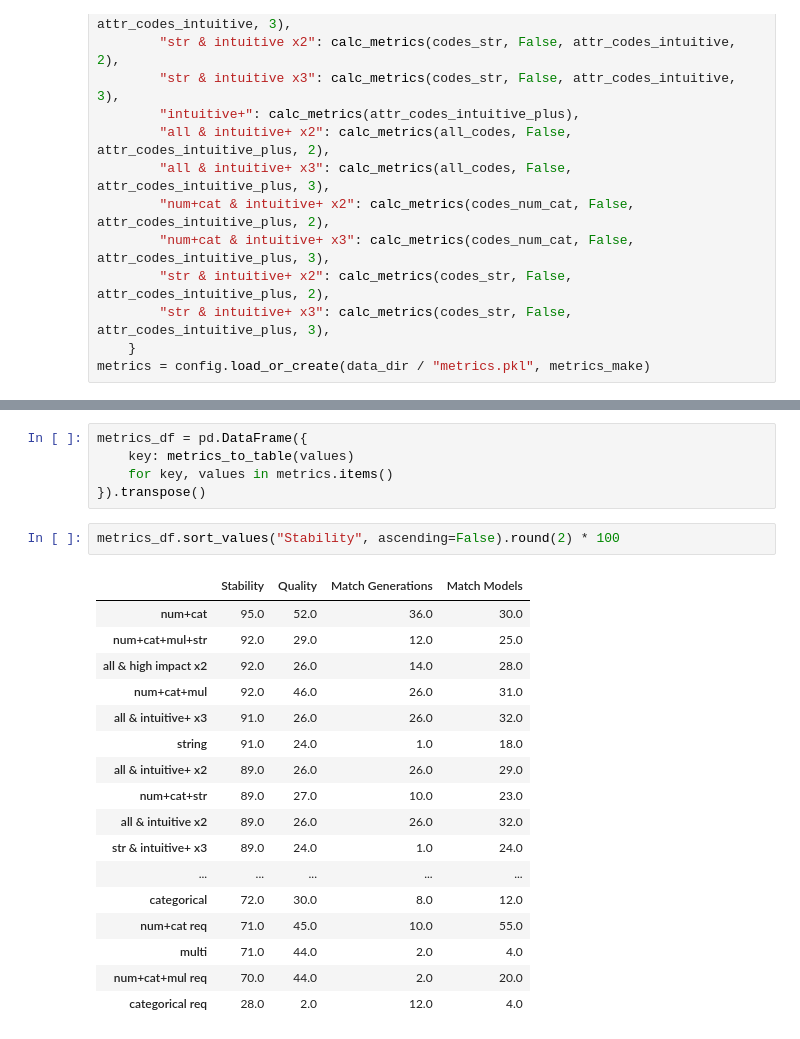
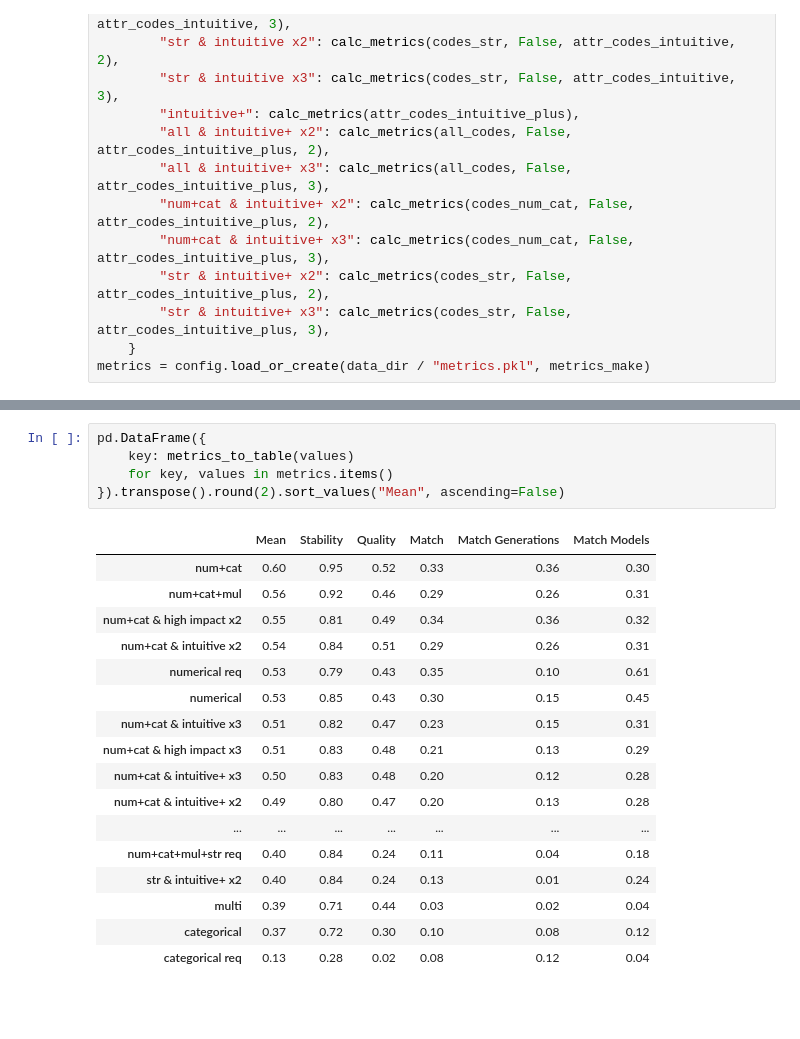
Before and after one commit to hd-code/ma-product-clustering, a Jupyter notebook: cluster-analysis/notebooks/clustering/1-cases.ipynb, the cells around one changed output, grey strips where cells are left out. Cells and saved outputs as stored; diff of their text form; blank space fills up the shorter version.

```diff
--- a/cluster-analysis/notebooks/clustering/1-cases.ipynb
+++ b/cluster-analysis/notebooks/clustering/1-cases.ipynb
@@ -352,25 +341,23 @@ for keys in keys_display:
 # %%
-metrics_df = pd.DataFrame({
+pd.DataFrame({
     key: metrics_to_table(values)
     for key, values in metrics.items()
-}).transpose()
+}).transpose().round(2).sort_values("Mean", ascending=False)
+# %% [output]
+|  | Mean | Stability | Quality | Match | Match Generations | Match Models |
+| num+cat | 0.60 | 0.95 | 0.52 | 0.33 | 0.36 | 0.30 |
+| num+cat+mul | 0.56 | 0.92 | 0.46 | 0.29 | 0.26 | 0.31 |
+| num+cat & high impact x2 | 0.55 | 0.81 | 0.49 | 0.34 | 0.36 | 0.32 |
+| num+cat & intuitive x2 | 0.54 | 0.84 | 0.51 | 0.29 | 0.26 | 0.31 |
+| numerical req | 0.53 | 0.79 | 0.43 | 0.35 | 0.10 | 0.61 |
+| numerical | 0.53 | 0.85 | 0.43 | 0.30 | 0.15 | 0.45 |
+| num+cat & intuitive x3 | 0.51 | 0.82 | 0.47 | 0.23 | 0.15 | 0.31 |
+| num+cat & high impact x3 | 0.51 | 0.83 | 0.48 | 0.21 | 0.13 | 0.29 |
+| num+cat & intuitive+ x3 | 0.50 | 0.83 | 0.48 | 0.20 | 0.12 | 0.28 |
+| num+cat & intuitive+ x2 | 0.49 | 0.80 | 0.47 | 0.20 | 0.13 | 0.28 |
+| ... | ... | ... | ... | ... | ... | ... |
+| num+cat+mul+str req | 0.40 | 0.84 | 0.24 | 0.11 | 0.04 | 0.18 |
+| str & intuitive+ x2 | 0.40 | 0.84 | 0.24 | 0.13 | 0.01 | 0.24 |
+| multi | 0.39 | 0.71 | 0.44 | 0.03 | 0.02 | 0.04 |
+| categorical | 0.37 | 0.72 | 0.30 | 0.10 | 0.08 | 0.12 |
+| categorical req | 0.13 | 0.28 | 0.02 | 0.08 | 0.12 | 0.04 |
-# %%
-metrics_df.sort_values("Stability", ascending=False).round(2) * 100
-# %% [output]
-|  | Stability | Quality | Match Generations | Match Models |
-| num+cat | 95.0 | 52.0 | 36.0 | 30.0 |
-| num+cat+mul+str | 92.0 | 29.0 | 12.0 | 25.0 |
-| all & high impact x2 | 92.0 | 26.0 | 14.0 | 28.0 |
-| num+cat+mul | 92.0 | 46.0 | 26.0 | 31.0 |
-| all & intuitive+ x3 | 91.0 | 26.0 | 26.0 | 32.0 |
-| string | 91.0 | 24.0 | 1.0 | 18.0 |
-| all & intuitive+ x2 | 89.0 | 26.0 | 26.0 | 29.0 |
-| num+cat+str | 89.0 | 27.0 | 10.0 | 23.0 |
-| all & intuitive x2 | 89.0 | 26.0 | 26.0 | 32.0 |
-| str & intuitive+ x3 | 89.0 | 24.0 | 1.0 | 24.0 |
-| ... | ... | ... | ... | ... |
-| categorical | 72.0 | 30.0 | 8.0 | 12.0 |
-| num+cat req | 71.0 | 45.0 | 10.0 | 55.0 |
-| multi | 71.0 | 44.0 | 2.0 | 4.0 |
-| num+cat+mul req | 70.0 | 44.0 | 2.0 | 20.0 |
-| categorical req | 28.0 | 2.0 | 12.0 | 4.0 |
```
Also changed, not shown: parts of 3 cells of this notebook, 14 other files.
